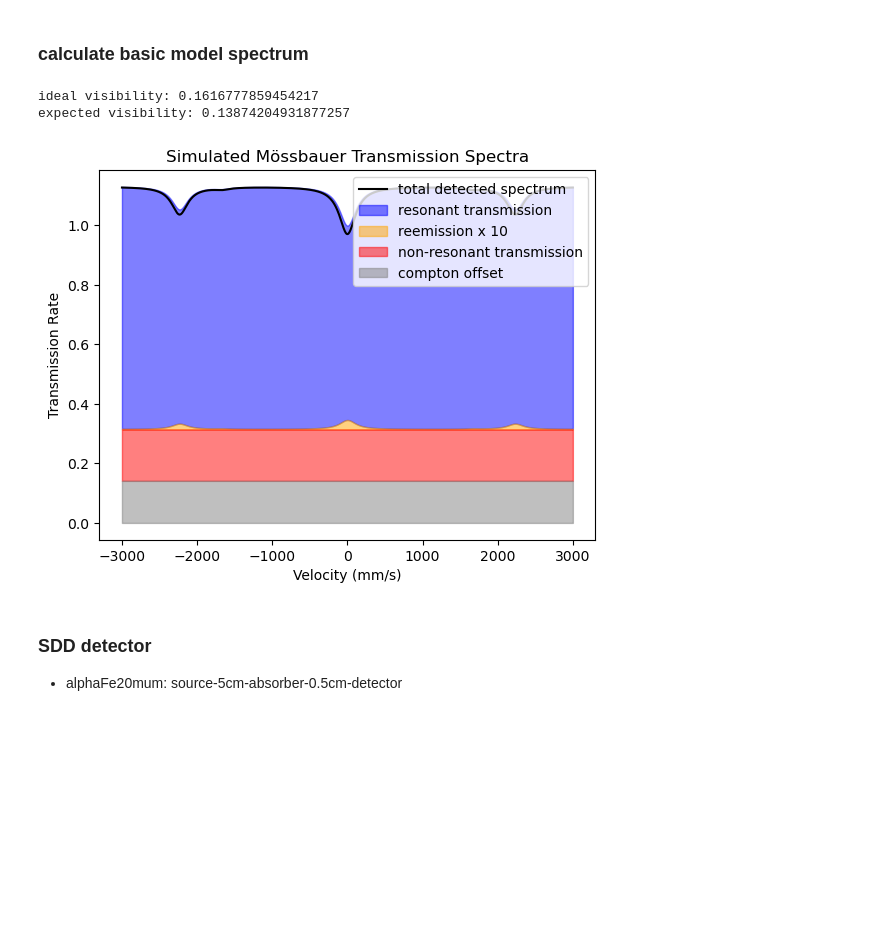
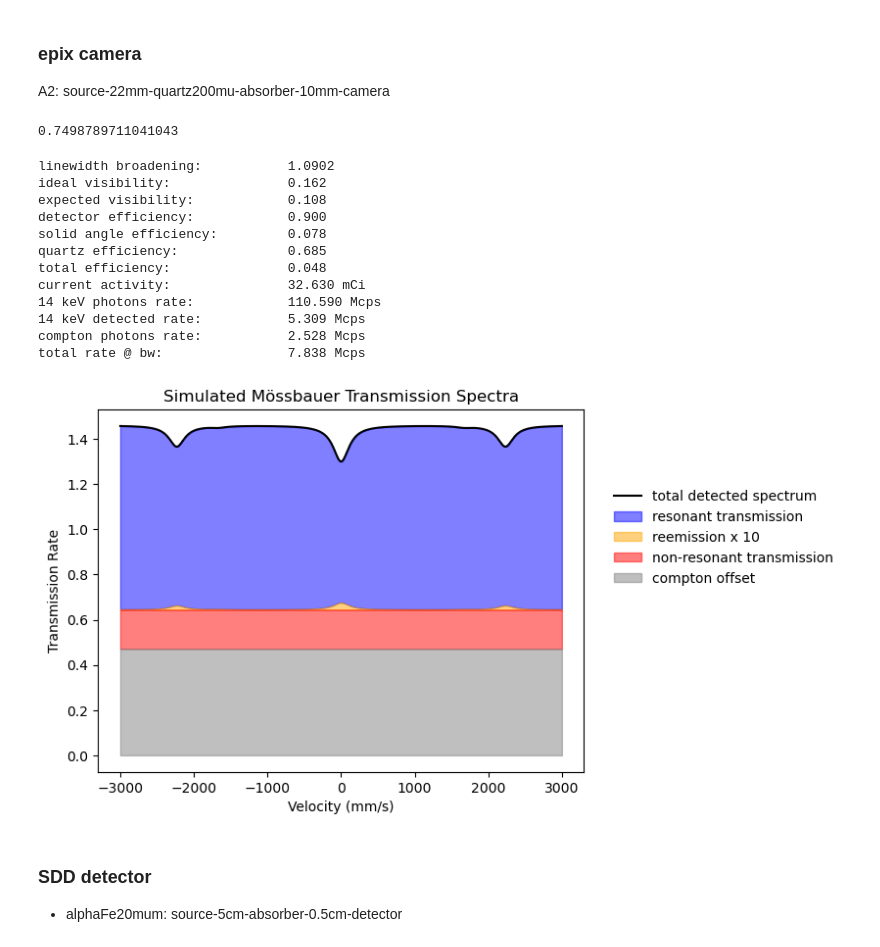
Before and after one commit to StanfordMossbauer/mossbauer_analysis, a Jupyter notebook: notebooks/model_complete_with_sensitivity.ipynb, the cells around one changed output. Drawn from its saved outputs; the diff is of its cells as text; code cells hidden in the pictures; blank space fills up the shorter version.

```diff
--- a/notebooks/model_complete_with_sensitivity.ipynb
+++ b/notebooks/model_complete_with_sensitivity.ipynb
@@ -7,7 +7,8 @@ import mossbauer_analysis.utils as u
 from mossbauer_analysis.ironanalytics_analyze import fit_and_calibrate
 from mossbauer_analysis.mossbauer_theory import CobaltRhodium, CobaltFe, KFeCy, alphaFe, Mossbauer, epix_camera
 # %% [markdown]
-### calculate basic model spectrum
+### epix camera
+A2: source-22mm-quartz200mu-absorber-10mm-camera
 # %%
 v = np.linspace(-3,3,1000)
 
@@ -49,22 +55,47 @@ compton_offset = moss.compton_offset()
+# %%
+detector.quartz_transmission_map.max()
+np.exp(-xraydb.material_mu('SiO2', 14.4e3)  * 200e-6 * 100)
+# %% [output]
+0.7498789711041043
 # %%
 plt.plot(v*1e3, total_spectrum, color = 'black', label='total detected spectrum')
-plt.fill_between(v*1e3,compton_offset+reemission_rate+nonresonant_transmission_rate,compton_offset+reemission_rate+nonresonant_transmission_rate + resonant_transmission_rate, color = 'blue',alpha = 0.5, label='resonant transmission')
-plt.fill_between(v*1e3,compton_offset+nonresonant_transmission_rate,compton_offset+nonresonant_transmission_rate +reemission_rate, color = 'orange',alpha = 0.5, label='reemission x 10')
+plt.fill_between(v*1e3,compton_offset+reemission_rate*10+nonresonant_transmission_rate,compton_offset+reemission_rate+nonresonant_transmission_rate + resonant_transmission_rate, color = 'blue',alpha = 0.5, label='resonant transmission')
+plt.fill_between(v*1e3,compton_offset+nonresonant_transmission_rate,compton_offset+nonresonant_transmission_rate +reemission_rate*10, color = 'orange',alpha = 0.5, label='reemission x 10')
 plt.fill_between(v*1e3,compton_offset,compton_offset+nonresonant_transmission_rate, color = 'red',alpha = 0.5, label='non-resonant transmission')
 plt.fill_between(v*1e3,0,compton_offset, color = 'gray',alpha = 0.5, label='compton offset')
 plt.xlabel('Velocity (mm/s)')
 plt.xlabel('Velocity (mm/s)')
 plt.ylabel('Transmission Rate')
 #plt.ylim(0,1)
-plt.legend(loc = 'upper right')
+plt.legend(frameon = False, loc = (1.05,0.5))
 plt.title('Simulated Mössbauer Transmission Spectra')
 
-print("ideal visibility:", (ideal_spectrum.max()-ideal_spectrum.min())/ideal_spectrum.max())
-print("expected visibility:", (total_spectrum.max()-total_spectrum.min())/total_spectrum.max())
+print(f"linewidth broadening:\t\t{detector.weighted_broadening:.4f}")
+print(f"ideal visibility:\t\t{(ideal_spectrum.max()-ideal_spectrum.min())/ideal_spectrum.max():.3f}")
+print(f"expected visibility:\t\t{(total_spectrum.max()-total_spectrum.min())/total_spectrum.max():.3f}")
+print(f"detector efficiency:\t\t{detector.efficiency_14keV:.3f}")
+print(f"solid angle efficiency:\t\t{detector.solid_angle_efficiency:.3f}")
+print(f"quartz efficiency:\t\t{detector.weighted_quartz_attenuation:.3f}")
+print(f"total efficiency:\t\t{detector.efficiency_14keV * detector.solid_angle_efficiency * detector.weighted_quartz_attenuation:.3f}")
+print(f"current activity:\t\t{sourceFe.current_activity_Ci*1e3:.3f} mCi")
+print(f"14 keV photons rate:\t\t{sourceFe.mossbauer_photon_rate/1e6:.3f} Mcps")
+print(f"14 keV detected rate:\t\t{sourceFe.mossbauer_photon_rate*detector.total_efficiency/1e6:.3f} Mcps")
+print(f"compton photons rate:\t\t{sourceFe.mossbauer_photon_rate*detector.total_efficiency/1e6/detector.snr14keV:.3f} Mcps")
+print(f"total rate @ bw:\t\t{sourceFe.mossbauer_photon_rate*detector.total_efficiency/1e6*(1+1/detector.snr14keV):.3f} Mcps")
 # %% [output]
-ideal visibility: 0.1616777859454217
-expected visibility: 0.13874204931877257
+linewidth broadening:           1.0902
+ideal visibility:               0.162
+expected visibility:            0.108
+detector efficiency:            0.900
+solid angle efficiency:         0.078
+quartz efficiency:              0.685
+total efficiency:               0.048
+current activity:               32.630 mCi
+14 keV photons rate:            110.590 Mcps
+14 keV detected rate:           5.309 Mcps
+compton photons rate:           2.528 Mcps
+total rate @ bw:                7.838 Mcps
-[figure, old version]
+[figure, new version]
 # %% [markdown]
 ### SDD detector
  - alphaFe20mum: source-5cm-absorber-0.5cm-detector
```
Also changed, not shown: parts of 1 cell of this notebook, 7 other files.
